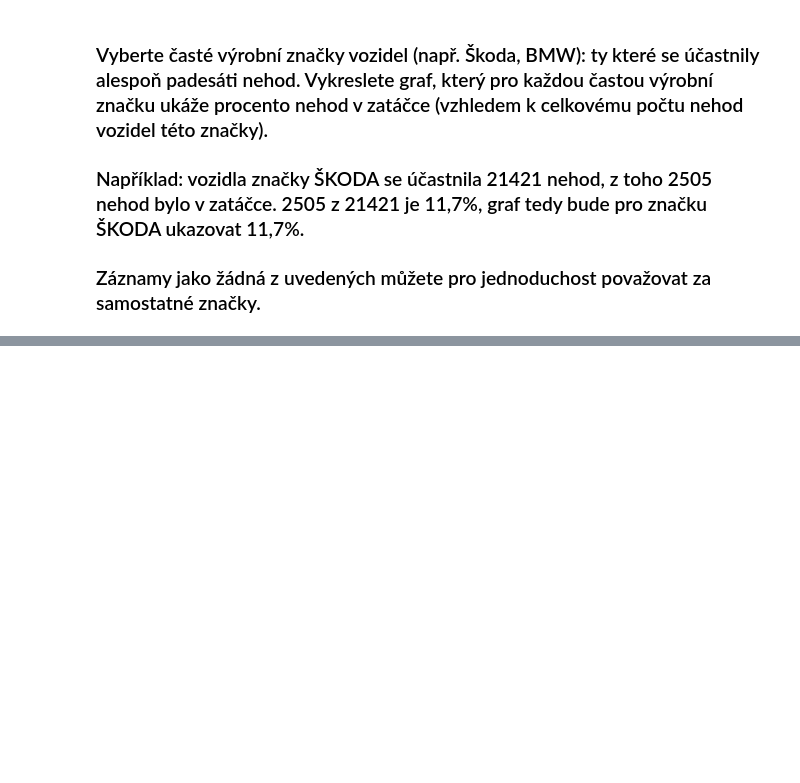
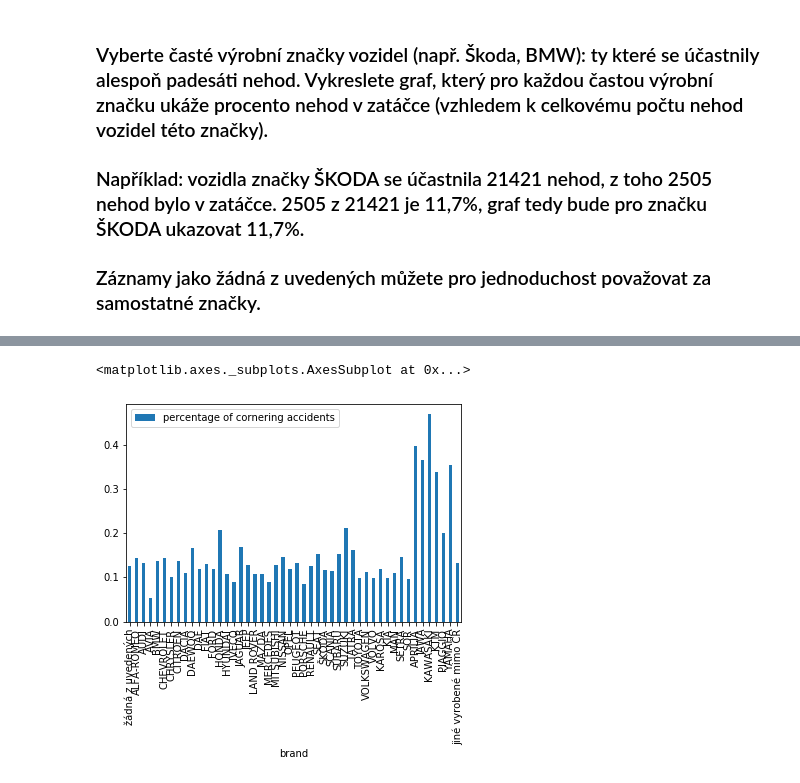
Before and after one commit to CapekM/PYT-Pandas, a Jupyter notebook: Untitled.ipynb, the cells around one changed output, grey strips where cells are left out. Cells and saved outputs as stored; diff of their text form; code cells hidden in the pictures; blank space fills up the shorter version.

```diff
--- a/Untitled.ipynb
+++ b/Untitled.ipynb
@@ -80,0 +98,17 @@ deadly_on_tram_trails = clean[(clean['situovani_nehody_na_komunikaci'] == 7) & d
+# %%
+count = clean.groupby('vyrobni_znacka_motoroveho_vozidla').count()['identifikacni_cislo']
+mask = count > 50
+
+accidents_in_kurve = clean[clean['smerove_pomery'] == 3]
+count_in_kurve = accidents_in_kurve.groupby('vyrobni_znacka_motoroveho_vozidla').count()['identifikacni_cislo']
+percenntage = (count_in_kurve/count)[mask]
+percenntage = percenntage.to_frame()
+
+decode = pd.DataFrame(data=decode_key['vyrobni_znacka_motoroveho_vozidla'].values(), index=decode_key['vyrobni_znacka_motoroveho_vozidla'].keys(), columns=['brand'])
+
+percenntage = percenntage.join(decode)
+percenntage = percenntage.set_index('brand').rename(columns={"identifikacni_cislo": "percentage of cornering accidents"})
+percenntage.plot.bar()
+# %% [output]
+<matplotlib.axes._subplots.AxesSubplot at 0x...>
+[figure, added]
```
Also changed, not shown: parts of 5 cells of this notebook, 1 other file.
